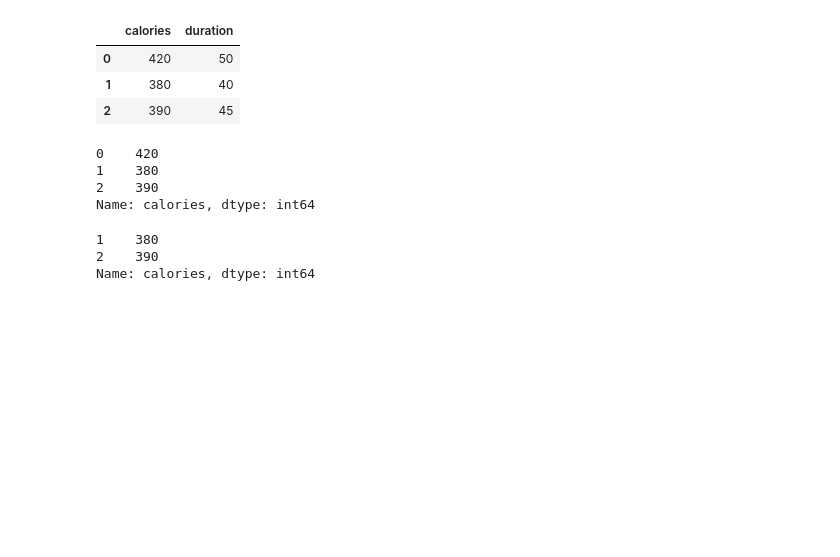
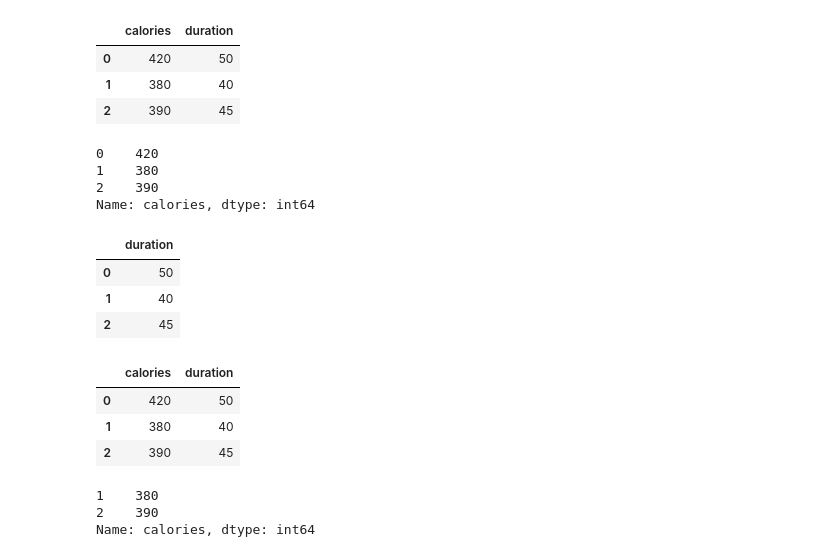
Before and after one commit to iceman67/-Python, a Jupyter notebook: pandas_tutorial_2021.ipynb, the cells around one changed output. Cells and saved outputs as stored; diff of their text form; code cells hidden in the pictures; blank space fills up the shorter version.

```diff
--- a/pandas_tutorial_2021.ipynb
+++ b/pandas_tutorial_2021.ipynb
@@ -303,6 +307,20 @@ df.tail()
 1    380
 2    390
 Name: calories, dtype: int64
+# %%
+df[['duration']]
+# %% [output]
+|  | duration |
+| 0 | 50 |
+| 1 | 40 |
+| 2 | 45 |
+# %%
+df [ ['calories', 'duration'] ]
+# %% [output]
+|  | calories | duration |
+| 0 | 420 | 50 |
+| 1 | 380 | 40 |
+| 2 | 390 | 45 |
 # %%
  df['calories'][1:3]
 # %% [output]
```
Also changed, not shown: parts of 2 cells of this notebook.
